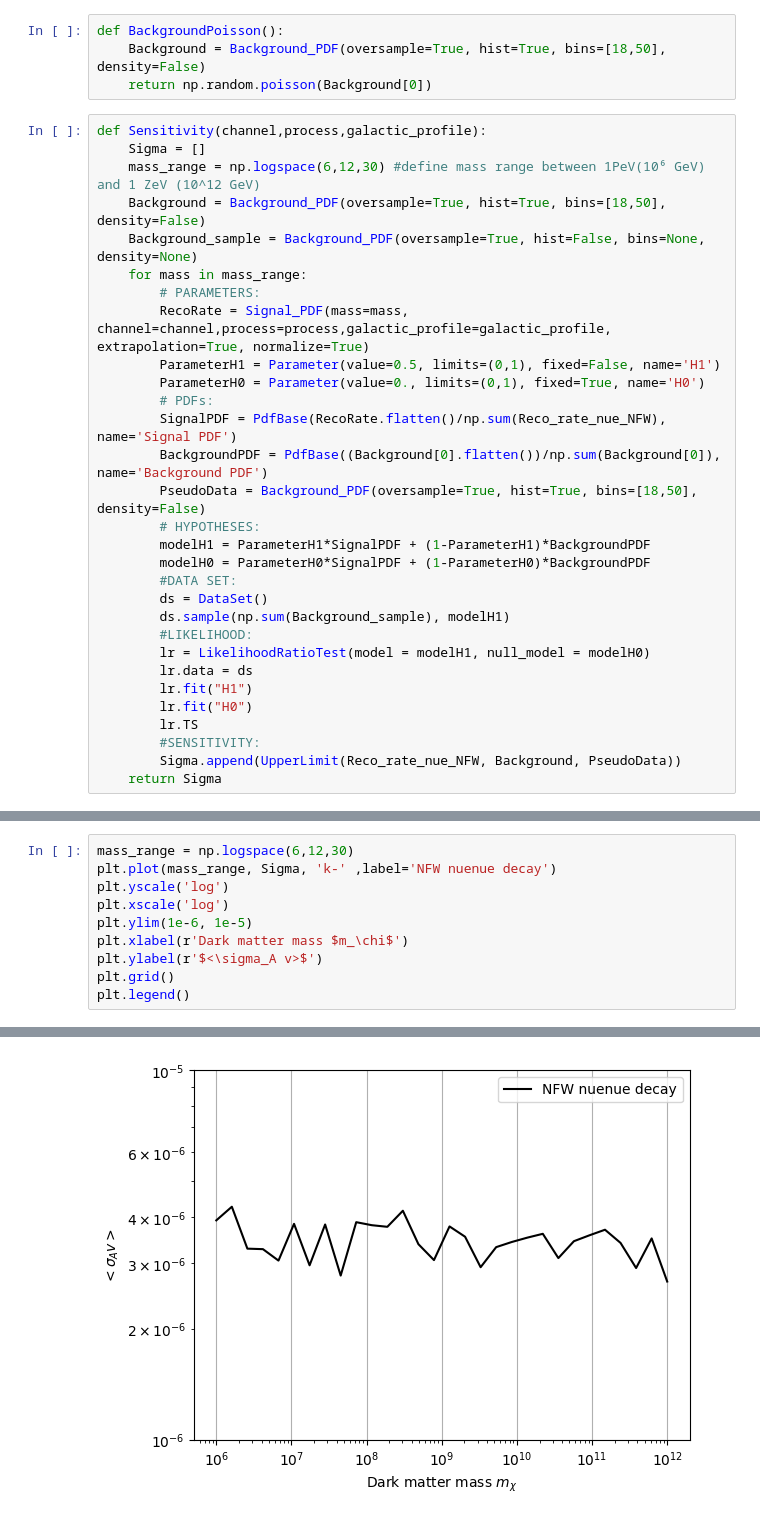
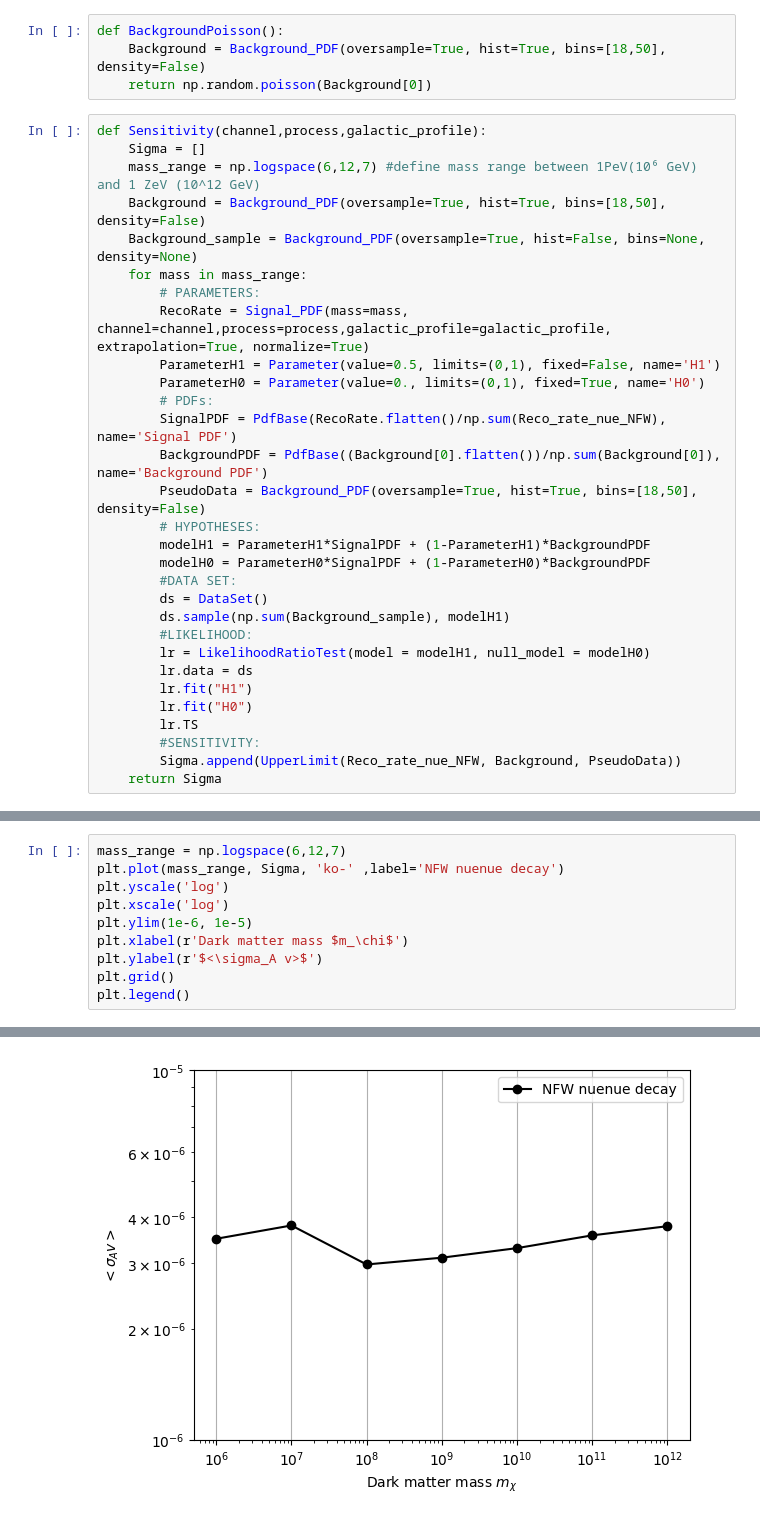
Before and after one commit to danaevld/IceCube, a Jupyter notebook: Test_TS.ipynb, the cells around one changed output, grey strips where cells are left out. Saved outputs shown, nothing was run; the diff lists cells and outputs as text.

```diff
--- a/Test_TS.ipynb
+++ b/Test_TS.ipynb
@@ -81,7 +81,7 @@ def BackgroundPoisson():
 # %%
 def Sensitivity(channel,process,galactic_profile):
     Sigma = []
-    mass_range = np.logspace(6,12,30) #define mass range between 1PeV(10⁶ GeV) and 1 ZeV (10^12 GeV)
+    mass_range = np.logspace(6,12,7) #define mass range between 1PeV(10⁶ GeV) and 1 ZeV (10^12 GeV)
     Background = Background_PDF(oversample=True, hist=True, bins=[18,50], density=False)
     Background_sample = Background_PDF(oversample=True, hist=False, bins=None, density=None)
     for mass in mass_range:
@@ -159,13 +143,13 @@ TS value at the output upper limit: 1.6399991733778734
 # %%
-mass_range = np.logspace(6,12,30)
-plt.plot(mass_range, Sigma, 'k-' ,label='NFW nuenue decay')
+mass_range = np.logspace(6,12,7)
+plt.plot(mass_range, Sigma, 'ko-' ,label='NFW nuenue decay')
 plt.yscale('log')
 plt.xscale('log')
 plt.ylim(1e-6, 1e-5)
 plt.xlabel(r'Dark matter mass $m_\chi$')
 plt.ylabel(r'$<\sigma_A v>$')
 plt.grid()
 plt.legend()
 # %% [output]
 <matplotlib.legend.Legend at 0x...>
-[figure, old version]
+[figure, new version]
```
Also changed, not shown: parts of 2 cells of this notebook.
